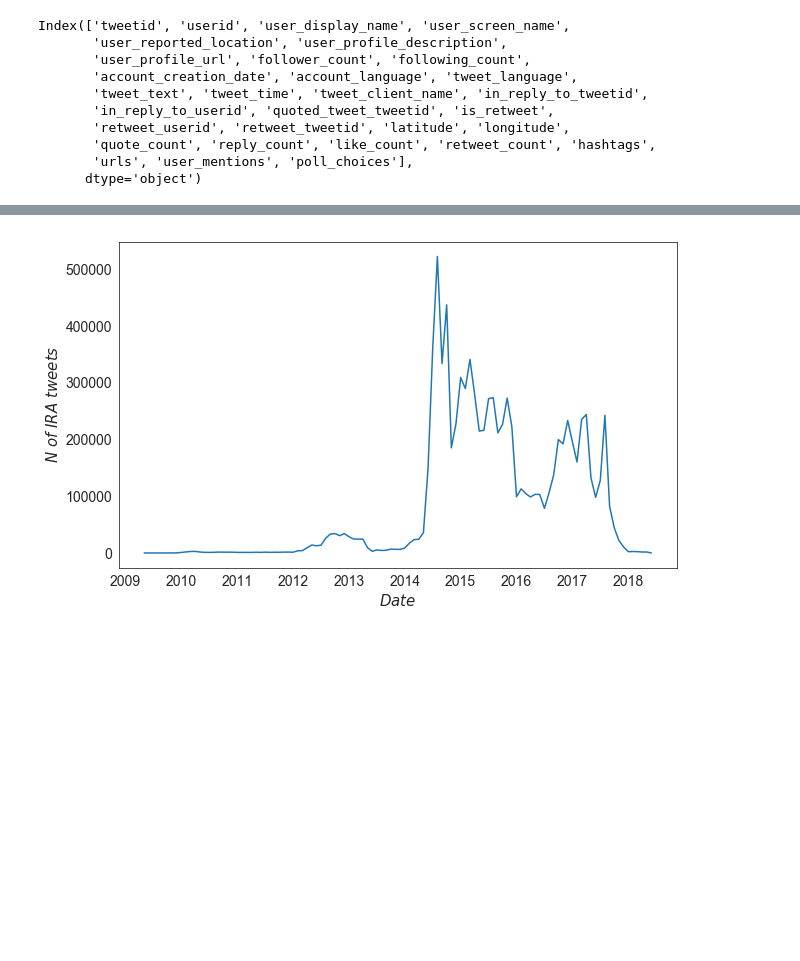
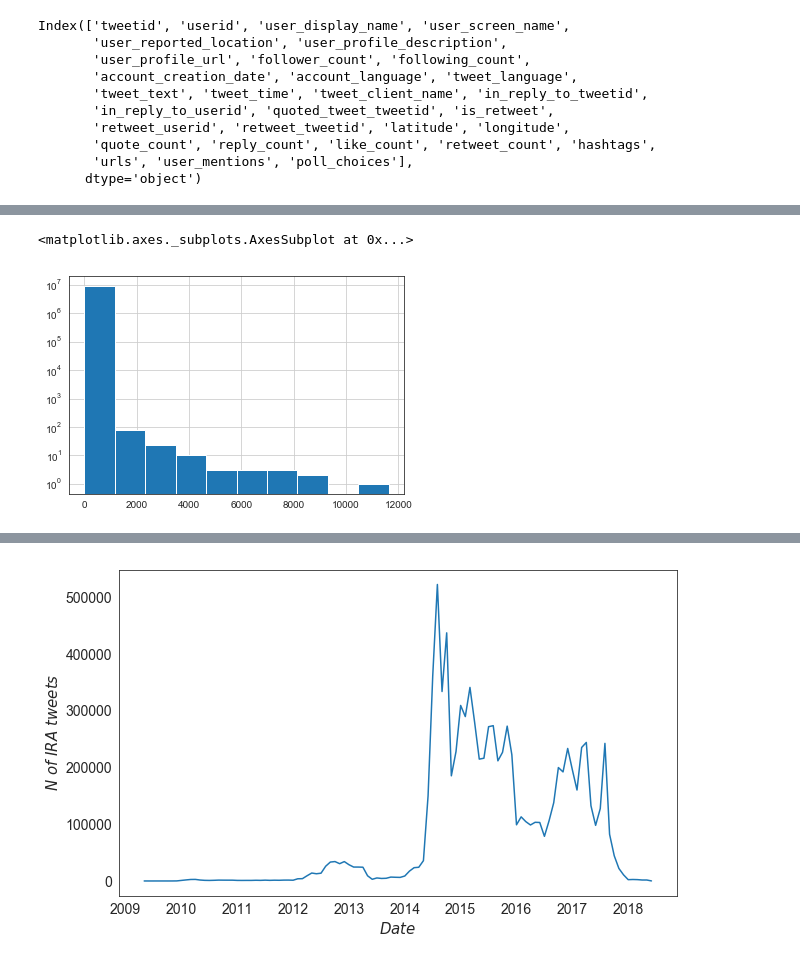
Before and after one commit to kayzhou/fake_news_during_election, a Jupyter notebook: analyze_IRAs.ipynb, the cells around one changed output, grey strips where cells are left out. Drawn from its saved outputs; the diff is of its cells as text; code cells hidden in the pictures; blank space fills up the shorter version.

```diff
--- a/analyze_IRAs.ipynb
+++ b/analyze_IRAs.ipynb
@@ -186,0 +200,6 @@ tweets.describe()
+# %%
+plt.yscale("log")
+tweets.quote_count.hist()
+# %% [output]
+<matplotlib.axes._subplots.AxesSubplot at 0x...>
+[figure, added]
```
Also changed, not shown: parts of 5 cells of this notebook, 2 other files.
